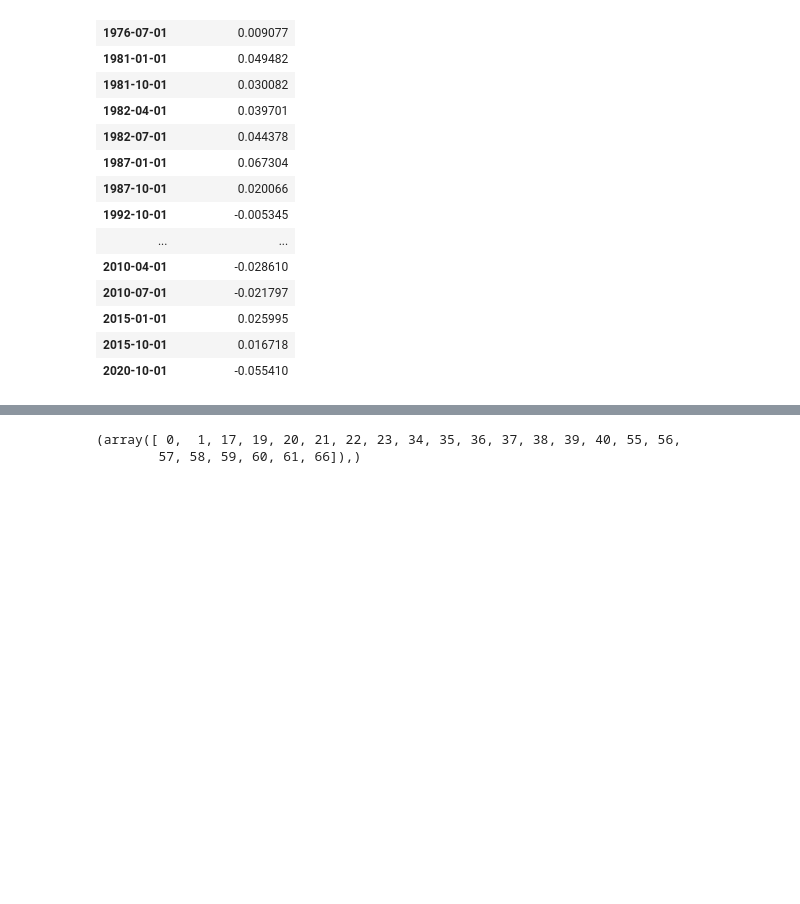
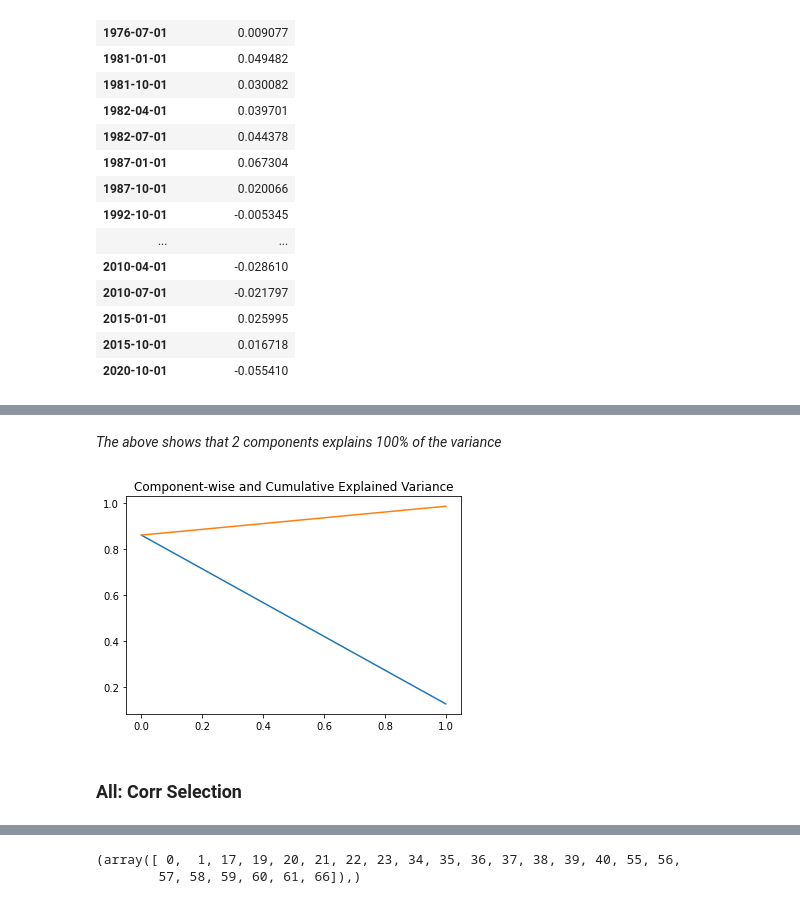
Before and after one commit to AvaneeshKolluri/MacroPredictionsProject, a Jupyter notebook: Project 2.ipynb, the cells around one changed output, grey strips where cells are left out. Cells and saved outputs as stored; diff of their text form; code cells hidden in the pictures; blank space fills up the shorter version.

```diff
--- a/Project 2.ipynb
+++ b/Project 2.ipynb
@@ -515,0 +730,8 @@ sns.heatmap(corr, annot=True, cmap="RdYlBu")
+# %% [markdown]
+*The above shows that 2 components explains 100% of the variance*
+# %%
+pca_raw = get_n_components(all_raw, n = 2)
+# %% [output]
+[figure, added]
+# %% [markdown]
+### All: Corr Selection
```
Also changed, not shown: parts of 37 cells of this notebook.
